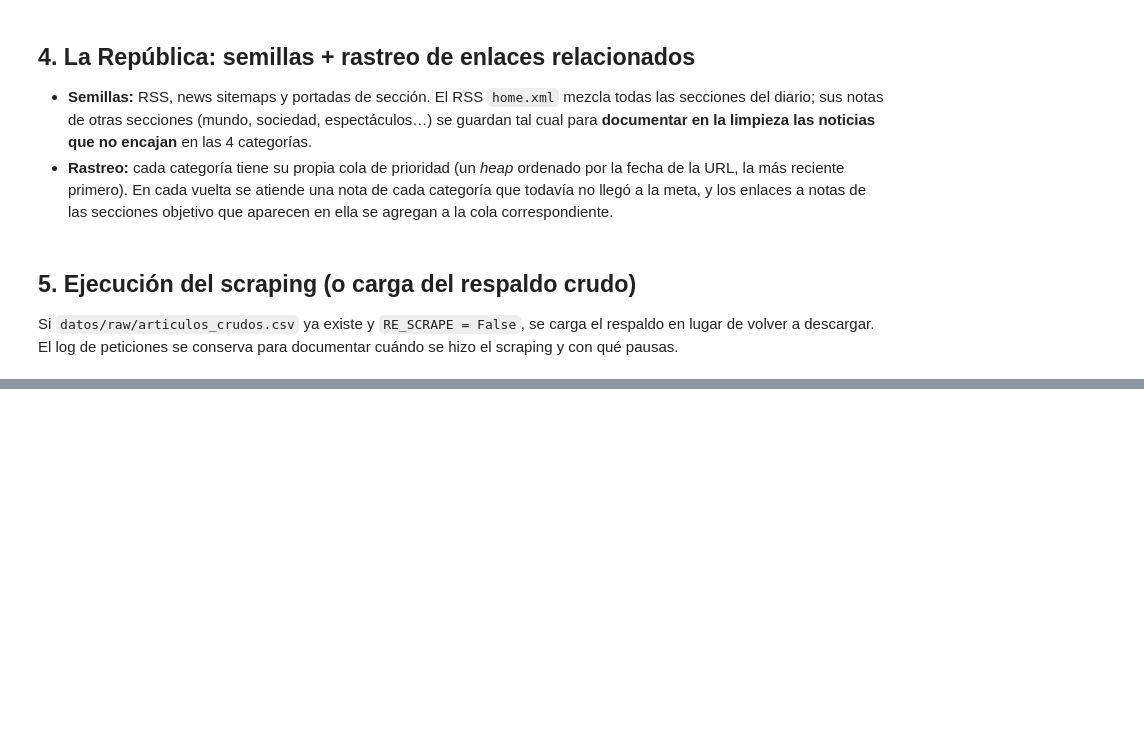
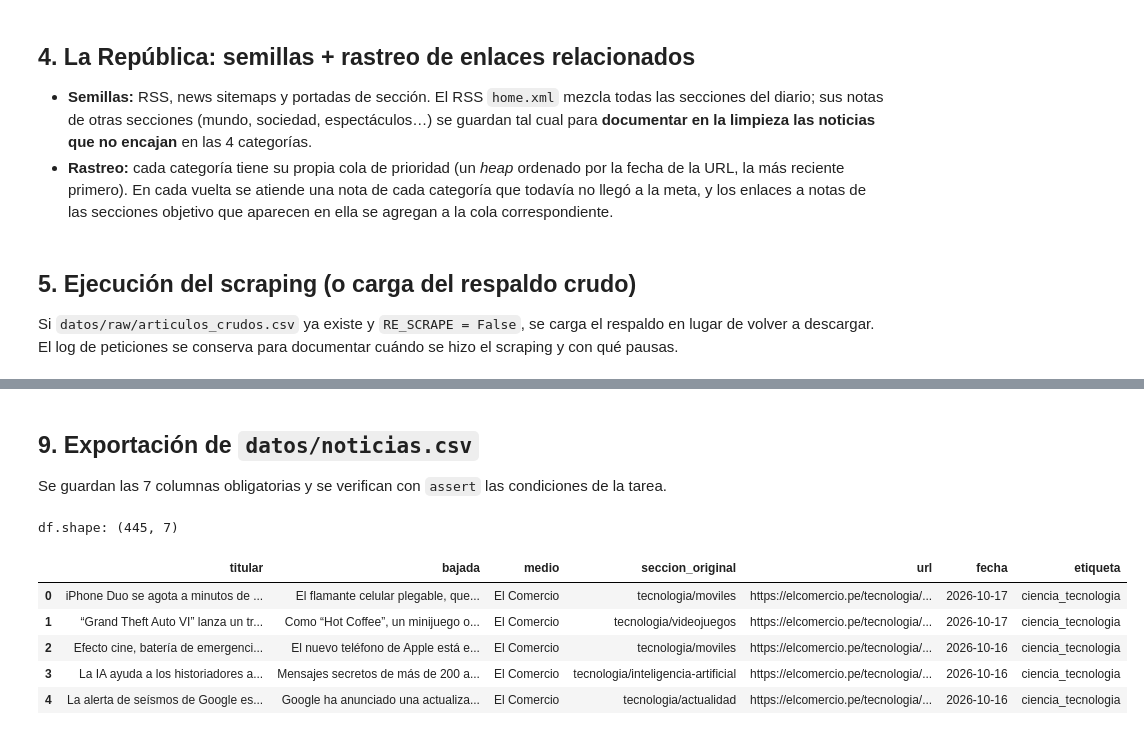
Before and after one commit to rodnm/intermediate-python-hw, a Jupyter notebook: tarea_1/01_recoleccion.ipynb, the cells around one changed output, grey strips where cells are left out. Drawn from its saved outputs; the diff is of its cells as text; code cells hidden in the pictures; blank space fills up the shorter version.

```diff
--- a/tarea_1/01_recoleccion.ipynb
+++ b/tarea_1/01_recoleccion.ipynb
@@ -410,0 +418,27 @@ Scraping: 498 peticiones HTTP entre 2026-10-17 10:49 y 11:08 | pausa mediana ent
+# %%
+df = crudo.copy()
+for columna in ["titular", "bajada"]:
+    df[columna] = (df[columna].fillna("").astype(str)
+                   .str.replace(r"\s+", " ", regex=True).str.strip())
+descartes = []
+
+
+def registrar(motivo, filas, columna="titular"):
+    ejemplo = str(filas[columna].iloc[0])[:90] if len(filas) else ""
+    descartes.append({"motivo": motivo, "n": len(filas), "ejemplo": ejemplo})
+
+
+registrar("URL del sitemap que no es nota (video o galería)", no_notas, columna="url")
+
+registrar("URL duplicada", df[df.duplicated("url")])
+df = df.drop_duplicates("url")
+
+registrar("Titular vacío", df[df["titular"] == ""])
+df = df[df["titular"] != ""]
+
+registrar("Titular duplicado (otra URL)", df[df.duplicated("titular")])
+df = df.drop_duplicates("titular")
+
+registrar("Sin fecha de publicación", df[df["fecha"].isna()])
+df = df[df["fecha"].notna()]
+print(f"Filas tras quitar duplicados, vacíos y notas sin fecha: {len(df)} (de {len(crudo)} registros crudos)")
@@ -410,0 +555,26 @@ Scraping: 498 peticiones HTTP entre 2026-10-17 10:49 y 11:08 | pausa mediana ent
+# %% [markdown]
+## 9. Exportación de `datos/noticias.csv`
+
+Se guardan las 7 columnas obligatorias y se verifican con `assert` las condiciones de la tarea.
+# %%
+COLUMNAS = ["titular", "bajada", "medio", "seccion_original", "url", "fecha", "etiqueta"]
+final = (df.sort_values(["medio", "etiqueta", "fecha"], ascending=[True, True, False])[COLUMNAS]
+           .reset_index(drop=True))
+final.to_csv("datos/noticias.csv", index=False, encoding="utf-8")
+
+assert list(final.columns) == COLUMNAS
+assert final["url"].is_unique and final["titular"].is_unique
+assert final["etiqueta"].isin(CATEGORIAS).all()
+assert final["url"].str.startswith("https://").all()
+assert (final["medio"].value_counts() >= 200).all(), "Cada medio debe aportar al menos 200 noticias"
+
+print("df.shape:", final.shape)
+display(final.head(5))
+# %% [output]
+df.shape: (445, 7)
+|  | titular | bajada | medio | seccion_original | url | fecha | etiqueta |
+| 0 | iPhone Duo se agota a minutos de ... | El flamante celular plegable, que... | El Comercio | tecnologia/moviles | https://elcomercio.pe/tecnologia/... | 2026-10-17 | ciencia_tecnologia |
+| 1 | “Grand Theft Auto VI” lanza un tr... | Como “Hot Coffee”, un minijuego o... | El Comercio | tecnologia/videojuegos | https://elcomercio.pe/tecnologia/... | 2026-10-17 | ciencia_tecnologia |
+| 2 | Efecto cine, batería de emergenci... | El nuevo teléfono de Apple está e... | El Comercio | tecnologia/moviles | https://elcomercio.pe/tecnologia/... | 2026-10-16 | ciencia_tecnologia |
+| 3 | La IA ayuda a los historiadores a... | Mensajes secretos de más de 200 a... | El Comercio | tecnologia/inteligencia-artificial | https://elcomercio.pe/tecnologia/... | 2026-10-16 | ciencia_tecnologia |
+| 4 | La alerta de seísmos de Google es... | Google ha anunciado una actualiza... | El Comercio | tecnologia/actualidad | https://elcomercio.pe/tecnologia/... | 2026-10-16 | ciencia_tecnologia |
```
Also changed, not shown: parts of 7 cells of this notebook, 1 other file.
